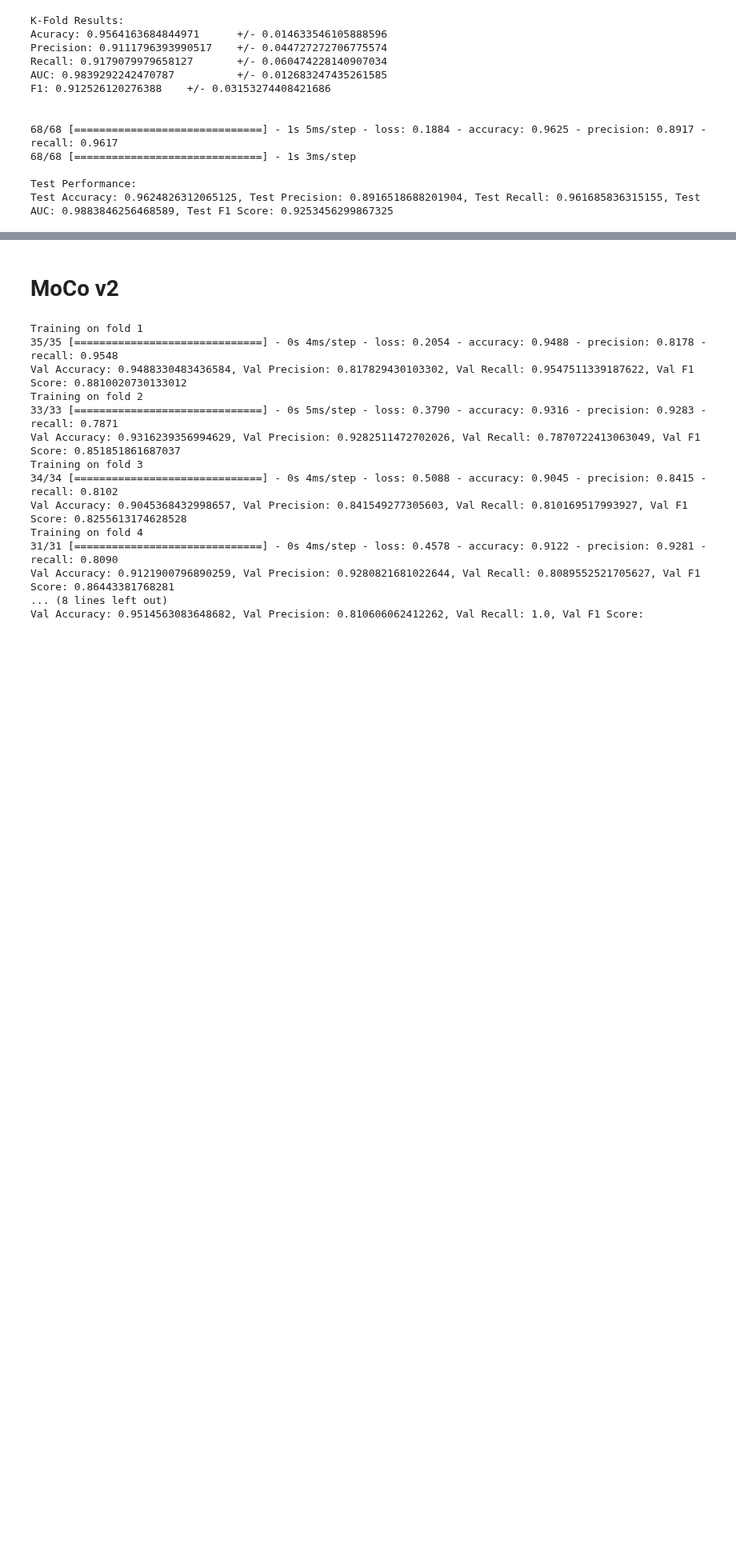
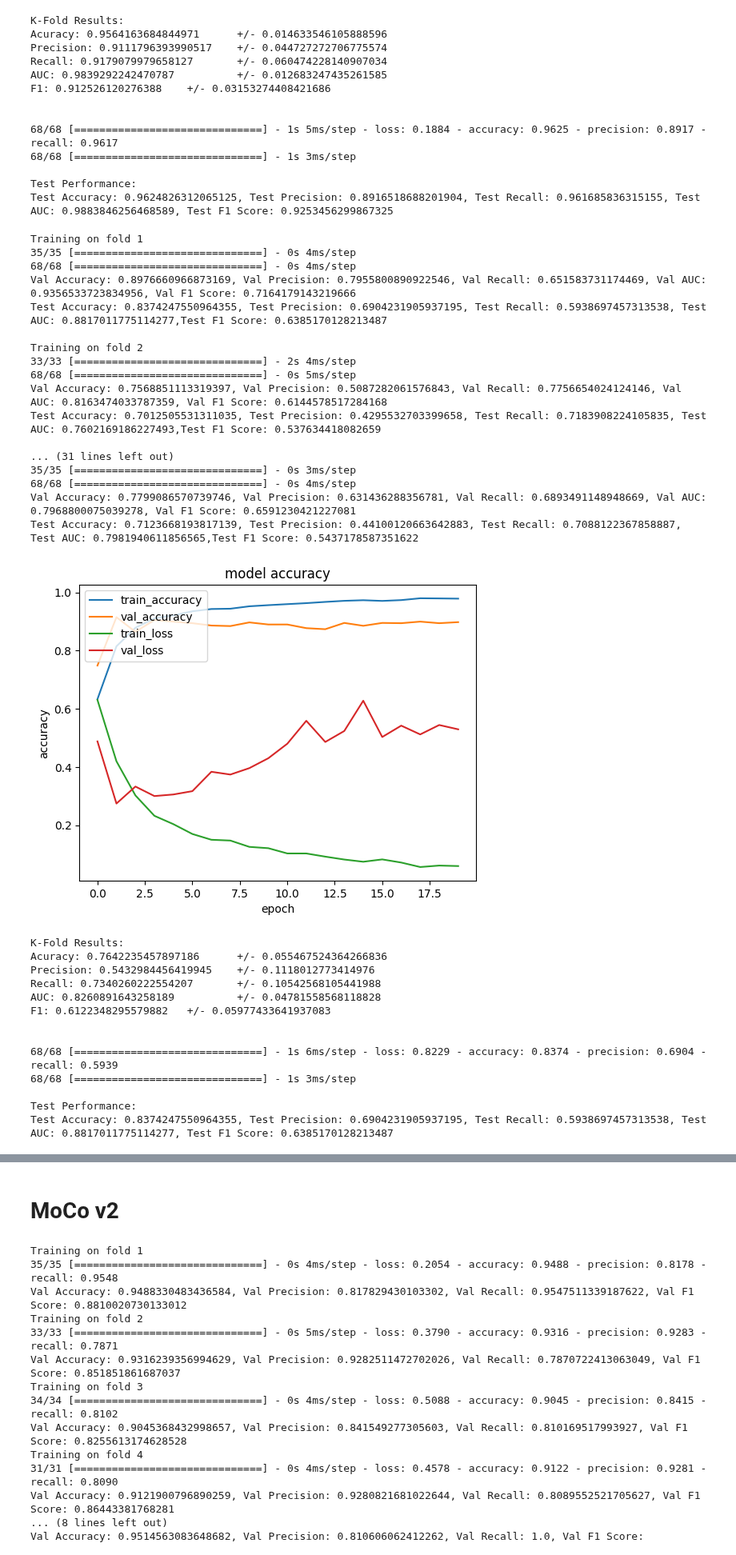
Before and after one commit to raaifhadadi/FYP, a Jupyter notebook: brugada_ssl_finetuning.ipynb, the cells around one changed output, grey strips where cells are left out. Shown at 80% size. Cells and saved outputs as stored; diff of their text form; code cells hidden in the pictures; blank space fills up the shorter version.

```diff
--- a/brugada_ssl_finetuning.ipynb
+++ b/brugada_ssl_finetuning.ipynb
@@ -470,3 +529,39 @@ F1: 0.912526120276388    +/- 0.03153274408421686
 
 Test Performance:
 Test Accuracy: 0.9624826312065125, Test Precision: 0.8916518688201904, Test Recall: 0.961685836315155, Test AUC: 0.9883846256468589, Test F1 Score: 0.9253456299867325
+# %%
+# Deep SMOTE
+# PTB-XL
+k_fold_finetune_resnet(8, X_train_resampled_deep, Y_train_resampled_deep, folds_train_resampled_deep, X_train, Y_train, folds_train, freeze_layers=8, batch_size=32, epochs=20, weights_path='model-weights/resnet10_simclr_model.h5', learning_rate=0.0001, num_classes=1, name="resnet10_ptbxl_deep_smote_brugada.h5")
+# %% [output]
+Training on fold 1
+35/35 [==============================] - 0s 4ms/step
+68/68 [==============================] - 0s 4ms/step
+Val Accuracy: 0.8976660966873169, Val Precision: 0.7955800890922546, Val Recall: 0.651583731174469, Val AUC: 0.9356533723834956, Val F1 Score: 0.7164179143219666
+Test Accuracy: 0.8374247550964355, Test Precision: 0.6904231905937195, Test Recall: 0.5938697457313538, Test AUC: 0.8817011775114277,Test F1 Score: 0.6385170128213487
+
+Training on fold 2
+33/33 [==============================] - 2s 4ms/step
+68/68 [==============================] - 0s 5ms/step
+Val Accuracy: 0.7568851113319397, Val Precision: 0.5087282061576843, Val Recall: 0.7756654024124146, Val AUC: 0.8163474033787359, Val F1 Score: 0.6144578517284168
+Test Accuracy: 0.7012505531311035, Test Precision: 0.4295532703399658, Test Recall: 0.7183908224105835, Test AUC: 0.7602169186227493,Test F1 Score: 0.537634418082659
+
+... (31 lines left out)
+35/35 [==============================] - 0s 3ms/step
+68/68 [==============================] - 0s 4ms/step
+Val Accuracy: 0.7799086570739746, Val Precision: 0.631436288356781, Val Recall: 0.6893491148948669, Val AUC: 0.7968800075039278, Val F1 Score: 0.6591230421227081
+Test Accuracy: 0.7123668193817139, Test Precision: 0.44100120663642883, Test Recall: 0.7088122367858887, Test AUC: 0.7981940611856565,Test F1 Score: 0.5437178587351622
+[figure, added]
+K-Fold Results:
+Acuracy: 0.7642235457897186      +/- 0.055467524364266836
+Precision: 0.5432984456419945    +/- 0.1118012773414976
+Recall: 0.7340260222554207       +/- 0.10542568105441988
+AUC: 0.8260891643258189          +/- 0.04781558568118828
+F1: 0.6122348295579882   +/- 0.05977433641937083
+
+
+68/68 [==============================] - 1s 6ms/step - loss: 0.8229 - accuracy: 0.8374 - precision: 0.6904 - recall: 0.5939
+68/68 [==============================] - 1s 3ms/step
+
+Test Performance:
+Test Accuracy: 0.8374247550964355, Test Precision: 0.6904231905937195, Test Recall: 0.5938697457313538, Test AUC: 0.8817011775114277, Test F1 Score: 0.6385170128213487
```
Also changed, not shown: parts of 5 cells of this notebook.
